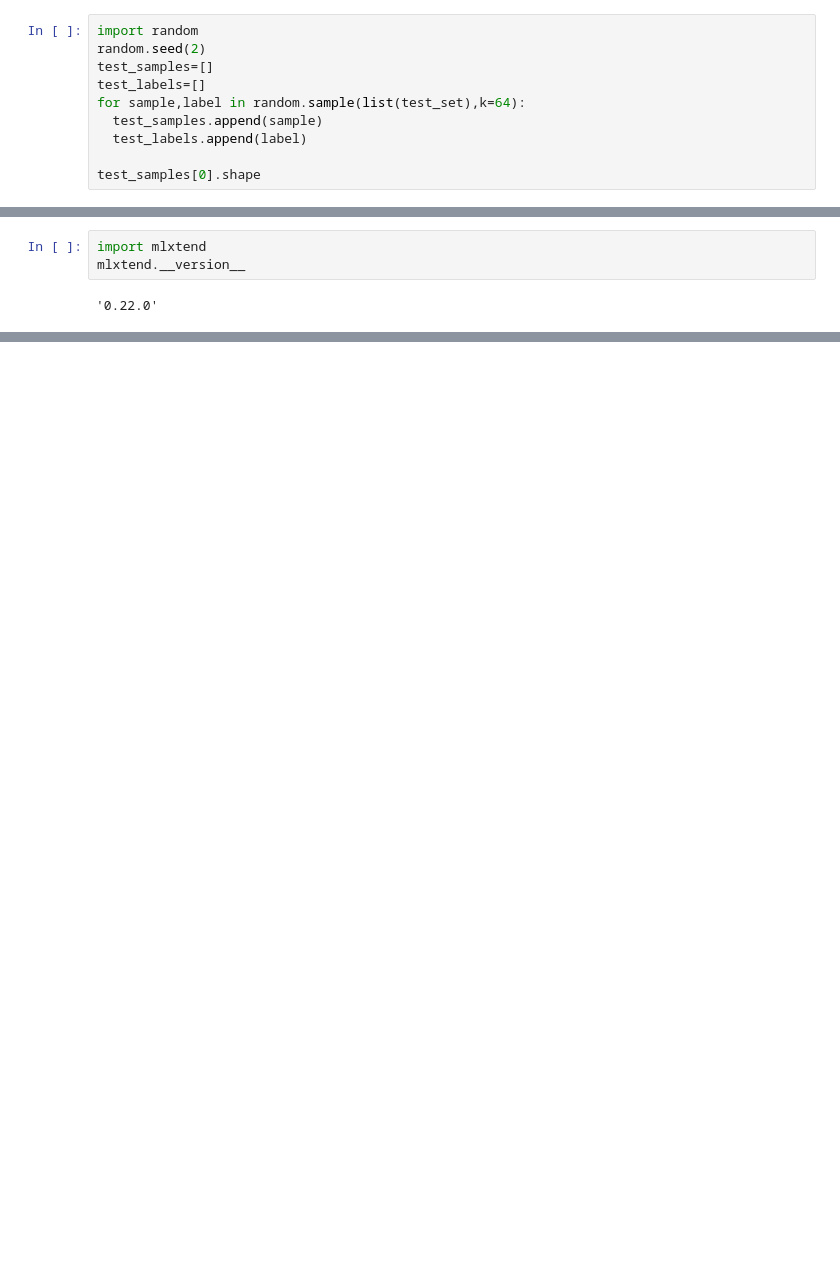
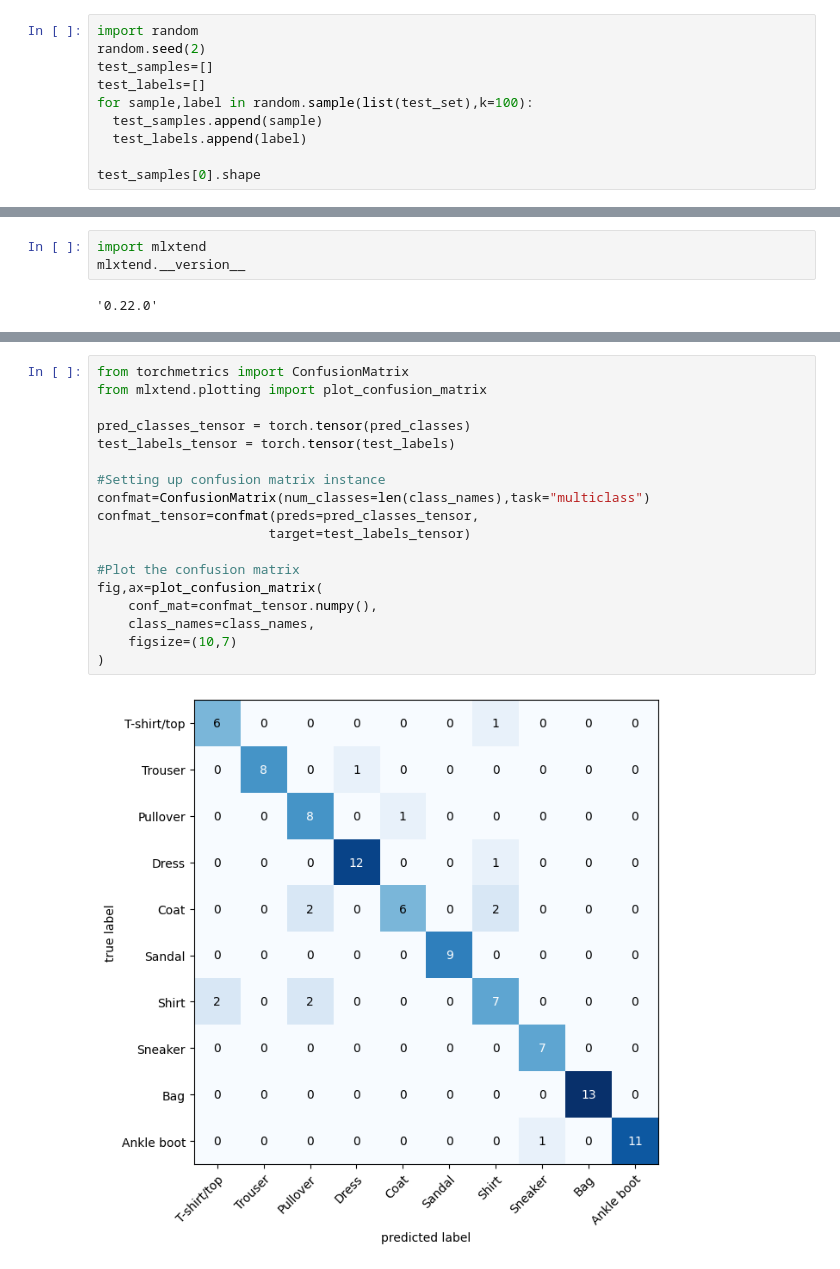
Before and after one commit to govardhan-06/practice-Notebooks, a Jupyter notebook: pytorch_computer_vision.ipynb, the cells around one changed output, grey strips where cells are left out. Drawn from its saved outputs; the diff is of its cells as text; blank space fills up the shorter version.

```diff
--- a/pytorch_computer_vision.ipynb
+++ b/pytorch_computer_vision.ipynb
@@ -879,7 +879,7 @@ import random
 random.seed(2)
 test_samples=[]
 test_labels=[]
-for sample,label in random.sample(list(test_set),k=64):
+for sample,label in random.sample(list(test_set),k=100):
   test_samples.append(sample)
   test_labels.append(label)
 
@@ -1006,0 +1022,20 @@ mlxtend.__version__
+# %%
+from torchmetrics import ConfusionMatrix
+from mlxtend.plotting import plot_confusion_matrix
+
+pred_classes_tensor = torch.tensor(pred_classes)
+test_labels_tensor = torch.tensor(test_labels)
+
+#Setting up confusion matrix instance
+confmat=ConfusionMatrix(num_classes=len(class_names),task="multiclass")
+confmat_tensor=confmat(preds=pred_classes_tensor,
+                      target=test_labels_tensor)
+
+#Plot the confusion matrix
+fig,ax=plot_confusion_matrix(
+    conf_mat=confmat_tensor.numpy(),
+    class_names=class_names,
+    figsize=(10,7)
+)
+# %% [output]
+[figure, added]
```
Also changed, not shown: parts of 18 cells of this notebook.
